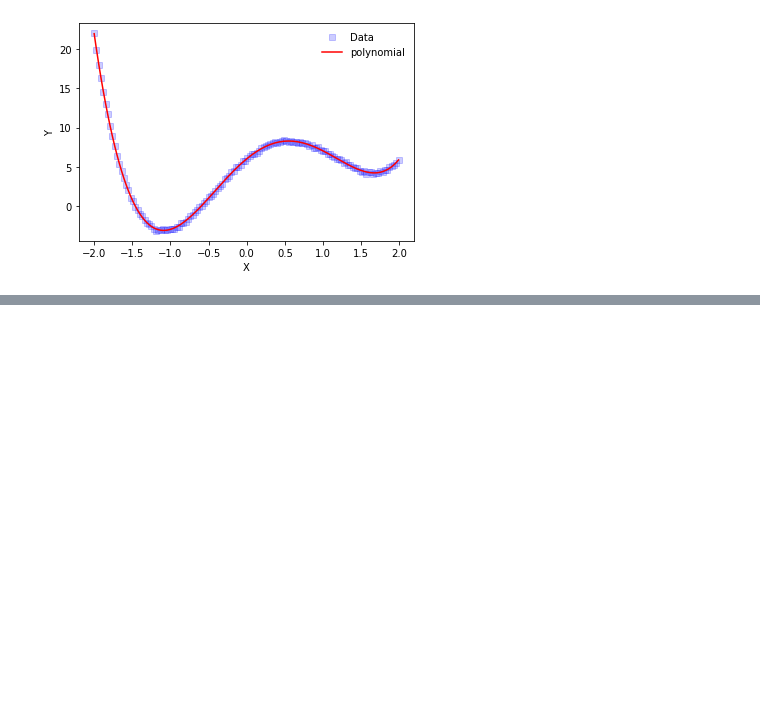
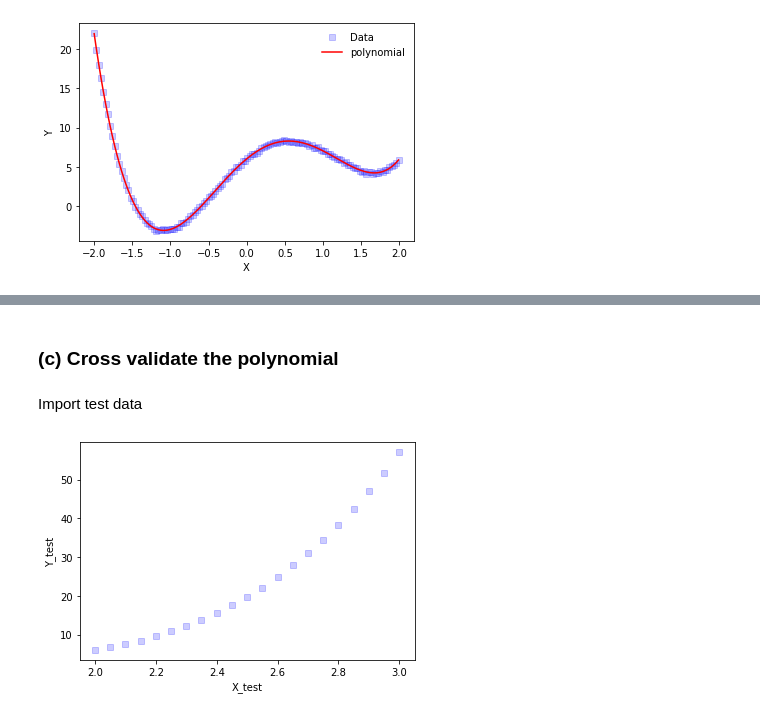
Before and after one commit to LuminolT/ml-final-proj, a Jupyter notebook: prob1.ipynb, the cells around one changed output, grey strips where cells are left out. Cells and saved outputs as stored; diff of their text form; code cells hidden in the pictures; blank space fills up the shorter version.

```diff
--- a/prob1.ipynb
+++ b/prob1.ipynb
@@ -56,0 +117,15 @@ plt.show()
+# %% [markdown]
+### (c) Cross validate the polynomial
+# %% [markdown]
+Import test data
+# %%
+data = pd.read_csv('data/problem1.csv')
+X_test = data['X_test']
+Y_test = data['Y_test']
+
+ax = plt.plot(X_test, Y_test, 'bs', alpha=0.2,)
+plt.xlabel('X_test')
+plt.ylabel('Y_test')
+plt.show()
+# %% [output]
+[figure, added]
```
Also changed, not shown: parts of 10 cells of this notebook.
